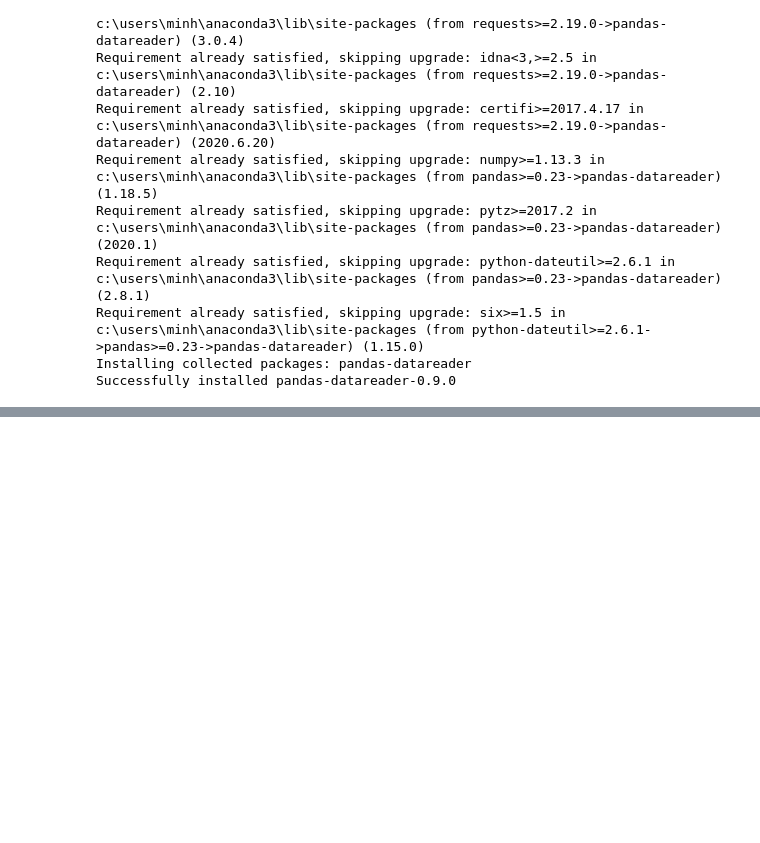
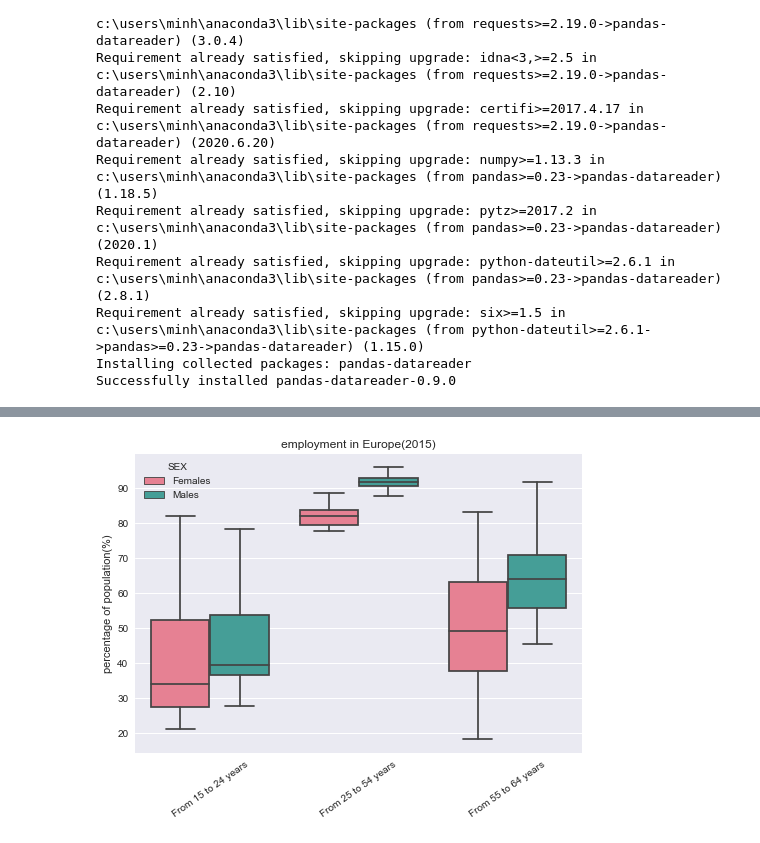
Before and after one commit to xiaoww3/Final-Project, a Jupyter notebook: Untitled.ipynb, the cells around one changed output, grey strips where cells are left out. Cells and saved outputs as stored; diff of their text form; code cells hidden in the pictures; blank space fills up the shorter version.

```diff
--- a/Untitled.ipynb
+++ b/Untitled.ipynb
@@ -77,0 +183,3 @@ import requests
+# %%
+employ_f=employ.xs(('Percentage of total population','Active population'),level=('UNIT','INDIC_EM'),axis=1)
+employ_f.head()
@@ -77,0 +197,4 @@ import requests
+# %%
+employ_f=employ_f.drop('Total',level='SEX',axis=1)
+# %%
+box=employ_f['2015'].unstack().reset_index()
@@ -77,0 +210,5 @@ import requests
+# %%
+import matplotlib.pyplot as plt
+%matplotlib inline
+import matplotlib
+matplotlib.style.use('seaborn')
@@ -77,0 +217,9 @@ import requests
+# %%
+sns.boxplot(x="AGE",y=0,hue="SEX",data=box,palette=("husl"),showfliers=False)
+plt.xlabel('')
+plt.xticks(rotation=35)
+plt.ylabel('percentage of population(%)')
+plt.title('employment in Europe(2015)')
+plt.show()
+# %% [output]
+[figure, added]
```
Also changed, not shown: parts of 18 cells of this notebook.
